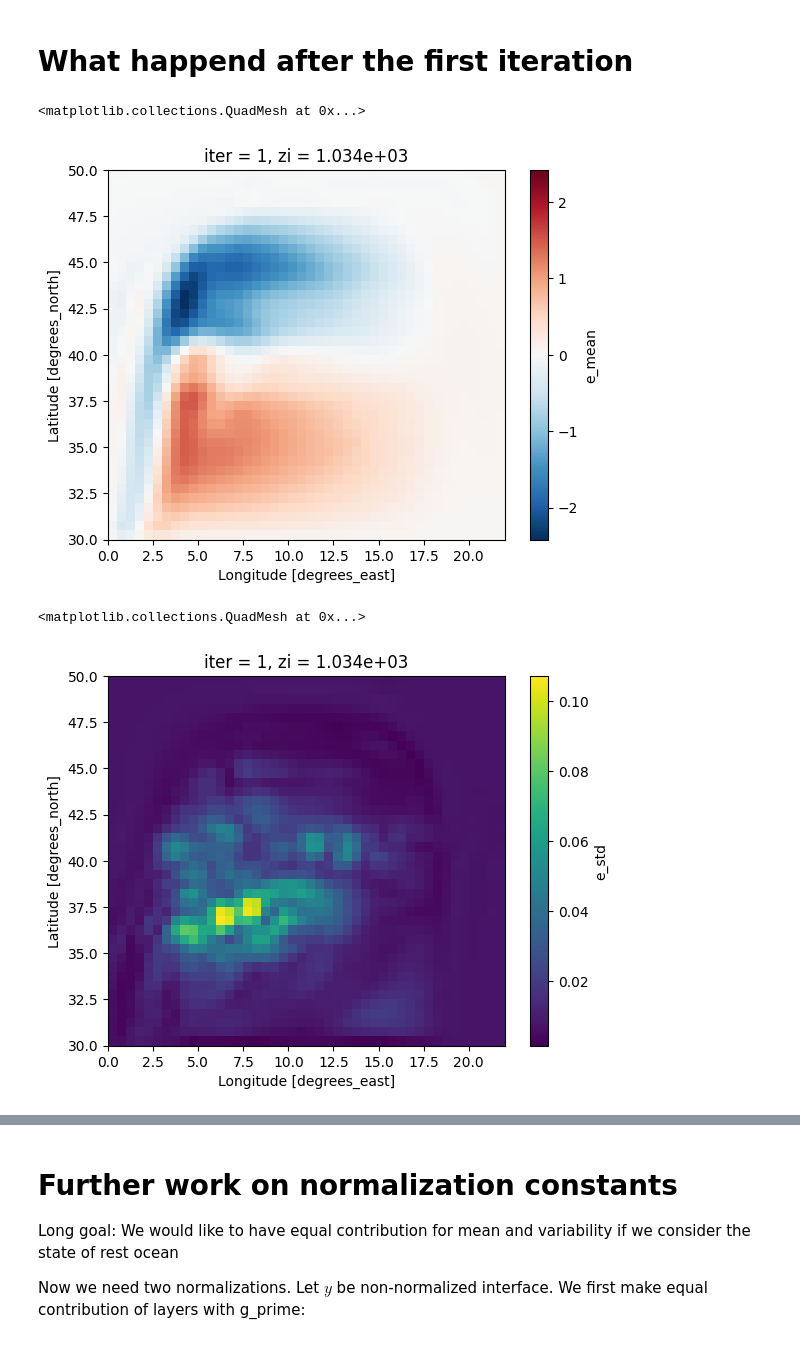
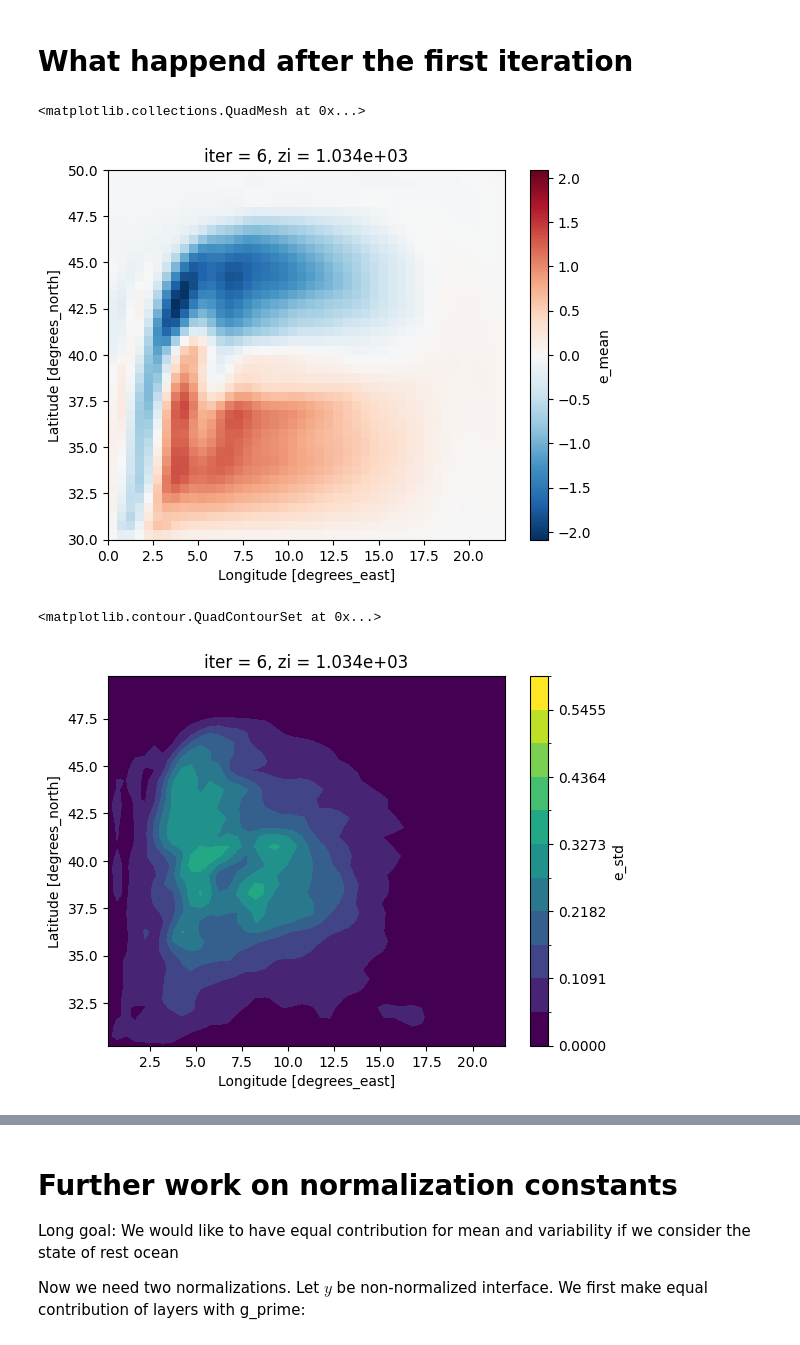
Before and after one commit to m2lines/calibration-MOM6, a Jupyter notebook: notebooks/PCA_loss_function.ipynb, the cells around one changed output, grey strips where cells are left out. Saved outputs shown, nothing was run; the diff lists cells and outputs as text; code cells hidden in the pictures.

```diff
--- a/notebooks/PCA_loss_function.ipynb
+++ b/notebooks/PCA_loss_function.ipynb
@@ -769,4 +893,4 @@ np.linalg.norm(cov - np.diag(np.diag(cov))) / np.linalg.norm(cov)
 # %% [markdown]
 # What happend after the first iteration
 # %%
-metrics = xr.open_dataset('/scratch/pp2681/mom6/CM26_Double_Gyre/calibration/20-years/R2_FGR3_PCA_variability/metrics_01.nc').isel(iter=0).load()
+metrics = xr.open_dataset('/scratch/pp2681/mom6/CM26_Double_Gyre/calibration/20-years/R2_FGR3_PCA_variability/metrics_06.nc').isel(iter=0).load()
@@ -773,12 +899,12 @@ metrics = xr.open_dataset('/scratch/pp2681/mom6/CM26_Double_Gyre/calibration/20-
 # %%
-metrics.e_mean[-60][0].plot()
+metrics.e_mean[-1][0].plot()
 # %% [output]
 <matplotlib.collections.QuadMesh at 0x...>
-[figure, old version]
+[figure, new version]
 # %%
-metrics.e_std[-0][0].plot()
+metrics.e_std[-1].isel(zi=0).plot.contourf(levels=np.linspace(0,0.6,12))
 # %% [output]
-<matplotlib.collections.QuadMesh at 0x...>
+<matplotlib.contour.QuadContourSet at 0x...>
-[figure, old version]
+[figure, new version]
 # %%
 # Variance explained by PCA basis
```
Also changed, not shown: parts of 41 cells of this notebook, 5 other files.
